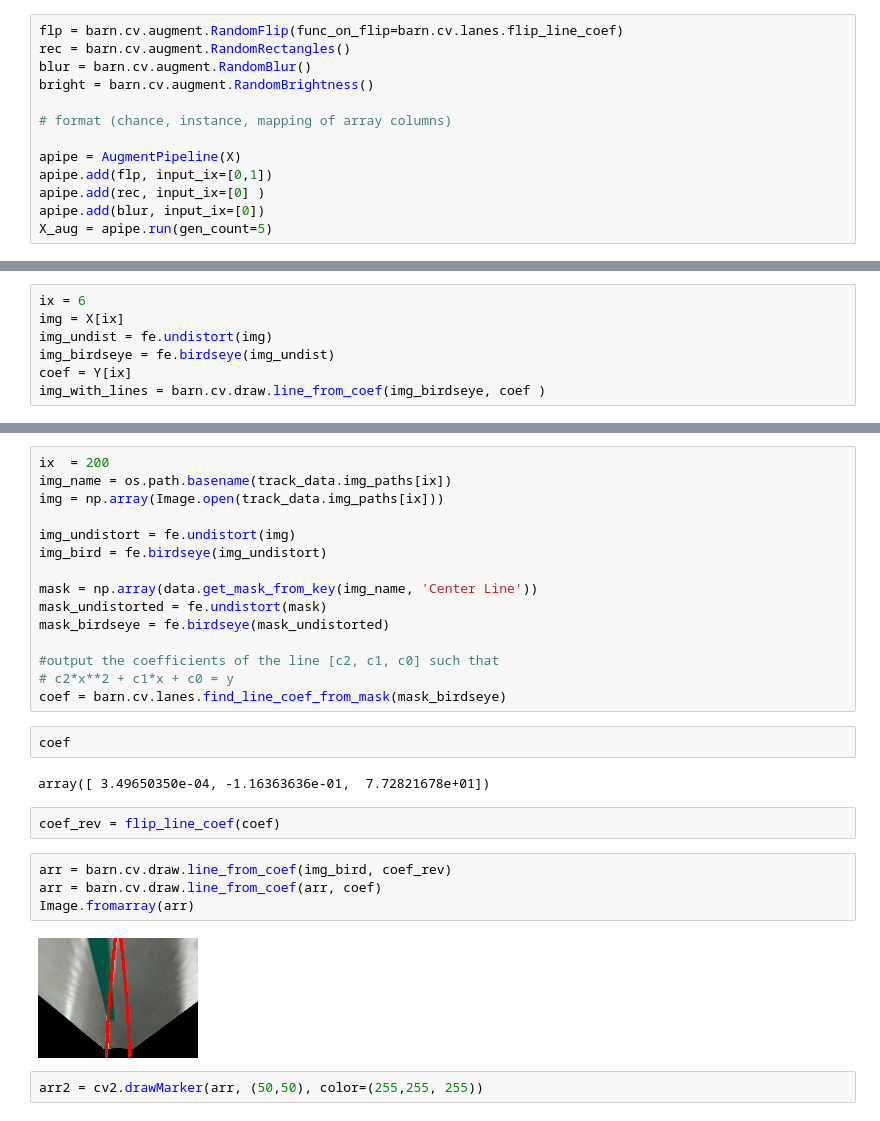
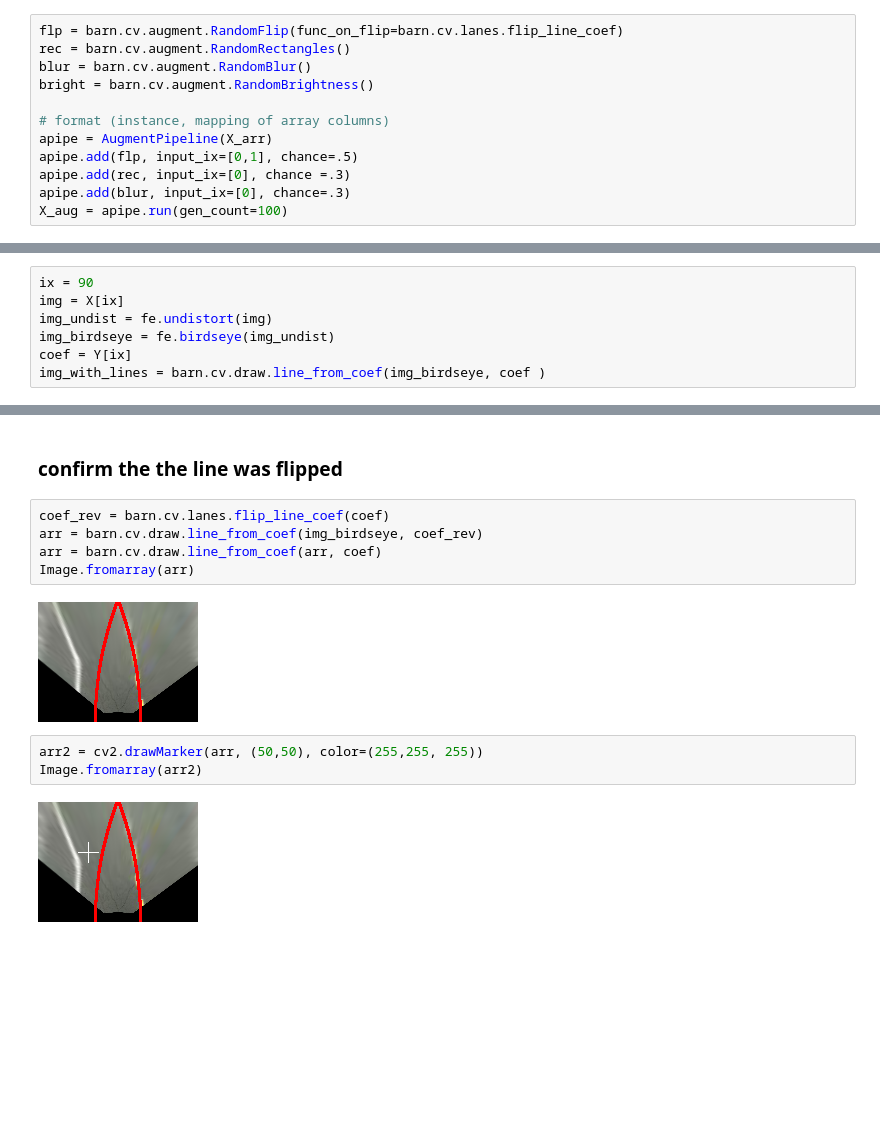
Before and after one commit to autorope/notebooks, a Jupyter notebook: Processor Classes.ipynb, the cells around one changed output, grey strips where cells are left out. Drawn from its saved outputs; the diff is of its cells as text; blank space fills up the shorter version.

Commit message:
update augmentation pipeline

```diff
--- a/Processor Classes.ipynb
+++ b/Processor Classes.ipynb
@@ -127,11 +133,10 @@ rec = barn.cv.augment.RandomRectangles()
 blur = barn.cv.augment.RandomBlur()
 bright = barn.cv.augment.RandomBrightness()
 
-# format (chance, instance, mapping of array columns)
-
-apipe = AugmentPipeline(X)
-apipe.add(flp, input_ix=[0,1])
-apipe.add(rec, input_ix=[0] )
-apipe.add(blur, input_ix=[0])
-X_aug = apipe.run(gen_count=5)
+# format (instance, mapping of array columns)
+apipe = AugmentPipeline(X_arr)
+apipe.add(flp, input_ix=[0,1], chance=.5)
+apipe.add(rec, input_ix=[0], chance =.3)
+apipe.add(blur, input_ix=[0], chance=.3)
+X_aug = apipe.run(gen_count=100)
 # %%
@@ -140,5 +149,5 @@ X = X_aug[:, 0]
 # %%
-ix = 6
+ix = 90
 img = X[ix]
 img_undist = fe.undistort(img)
 img_birdseye = fe.birdseye(img_undist)
@@ -186,29 +160,14 @@ File already exists.
-# %%
-ix  = 200
-img_name = os.path.basename(track_data.img_paths[ix])
-img = np.array(Image.open(track_data.img_paths[ix]))
-
-img_undistort = fe.undistort(img)
-img_bird = fe.birdseye(img_undistort)
-
-mask = np.array(data.get_mask_from_key(img_name, 'Center Line'))
-mask_undistorted = fe.undistort(mask)
-mask_birdseye = fe.birdseye(mask_undistorted)
-
-#output the coefficients of the line [c2, c1, c0] such that
-# c2*x**2 + c1*x + c0 = y
-coef = barn.cv.lanes.find_line_coef_from_mask(mask_birdseye)
-# %%
-coef
-# %% [output]
-array([ 3.49650350e-04, -1.16363636e-01,  7.72821678e+01])
-# %%
-coef_rev = flip_line_coef(coef)
+# %% [markdown]
+### confirm the the line was flipped
 # %%
-arr = barn.cv.draw.line_from_coef(img_bird, coef_rev)
+coef_rev = barn.cv.lanes.flip_line_coef(coef)
+arr = barn.cv.draw.line_from_coef(img_birdseye, coef_rev)
 arr = barn.cv.draw.line_from_coef(arr, coef)
 Image.fromarray(arr)
 # %% [output]
-[figure, old version]
+[figure, new version]
 # %%
 arr2 = cv2.drawMarker(arr, (50,50), color=(255,255, 255))
+Image.fromarray(arr2)
+# %% [output]
+[figure, added]
```
Also changed, not shown: parts of 24 cells of this notebook, 1 other file.
